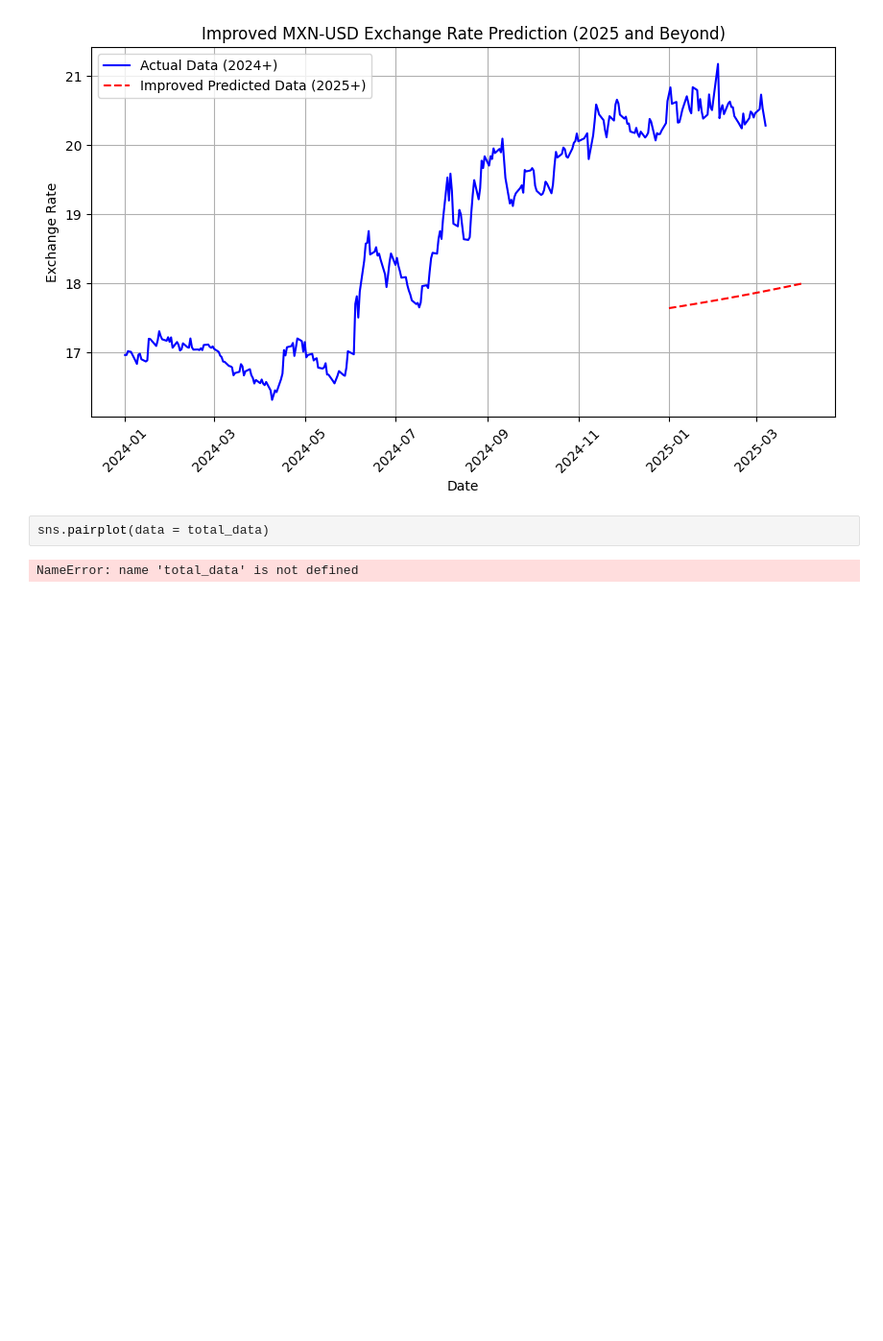
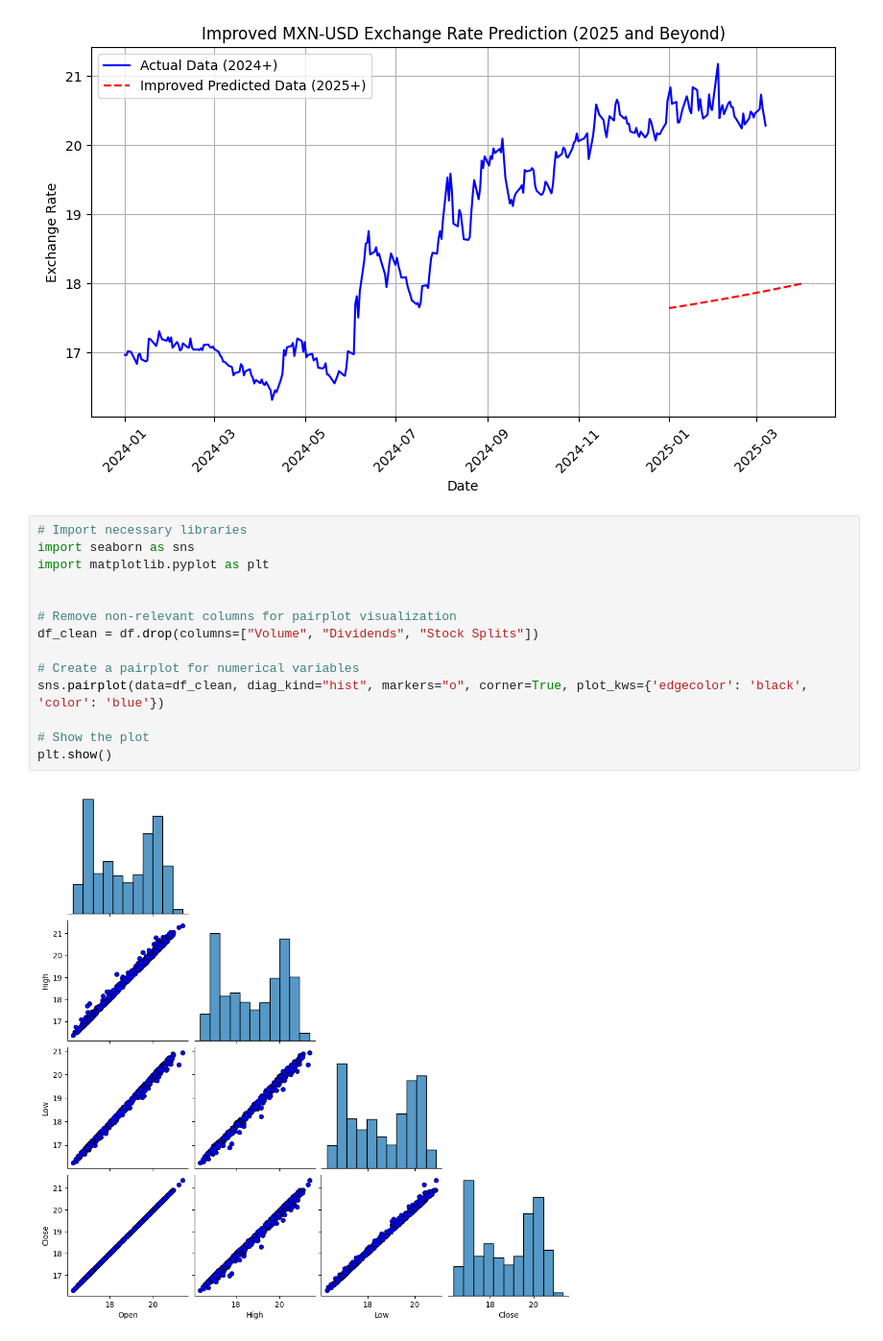
Before and after one commit to rober12345/mxn-usd-predictor1, a Jupyter notebook: src/EDA.ipynb, the cells around one changed output. Shown at 96% size. Cells and saved outputs as stored; diff of their text form; blank space fills up the shorter version.

```diff
--- a/src/EDA.ipynb
+++ b/src/EDA.ipynb
@@ -499,7 +499,19 @@ plt.grid(True)
 plt.show()
 # %% [output]
 [figure]
-# %%
-sns.pairplot(data = total_data)
-# %% [output]
-NameError: name 'total_data' is not defined
+# %%
+# Import necessary libraries
+import seaborn as sns
+import matplotlib.pyplot as plt
+
+
+# Remove non-relevant columns for pairplot visualization
+df_clean = df.drop(columns=["Volume", "Dividends", "Stock Splits"])
+
+# Create a pairplot for numerical variables
+sns.pairplot(data=df_clean, diag_kind="hist", markers="o", corner=True, plot_kws={'edgecolor': 'black', 'color': 'blue'})
+
+# Show the plot
+plt.show()
+# %% [output]
+[figure, added]
```
Also changed, not shown: parts of 2 cells of this notebook, 2 other files.
